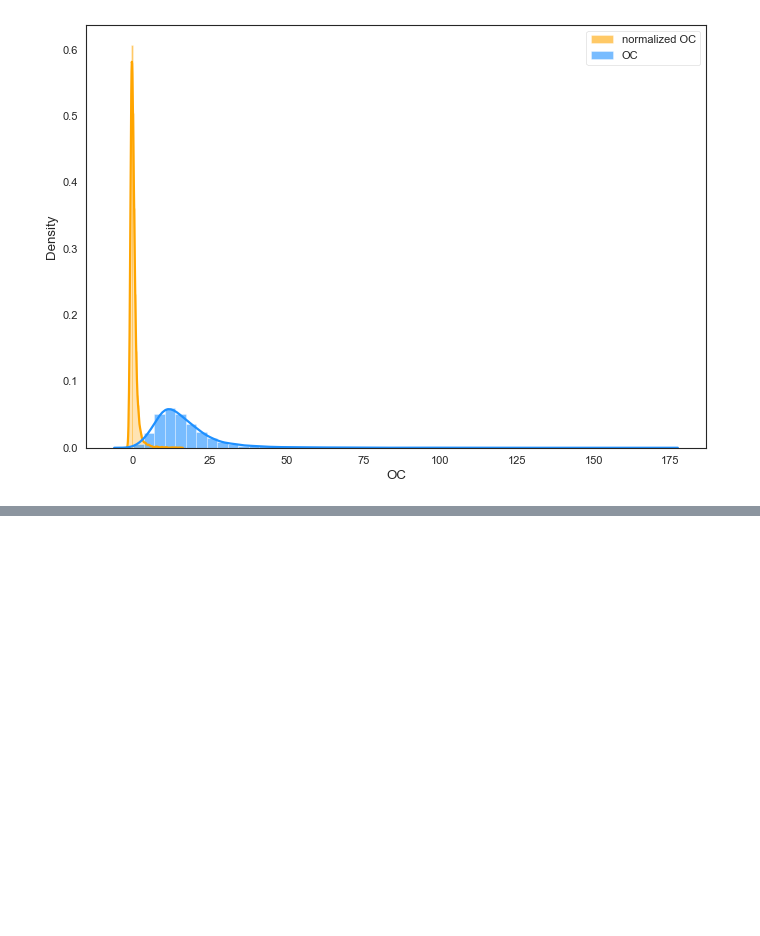
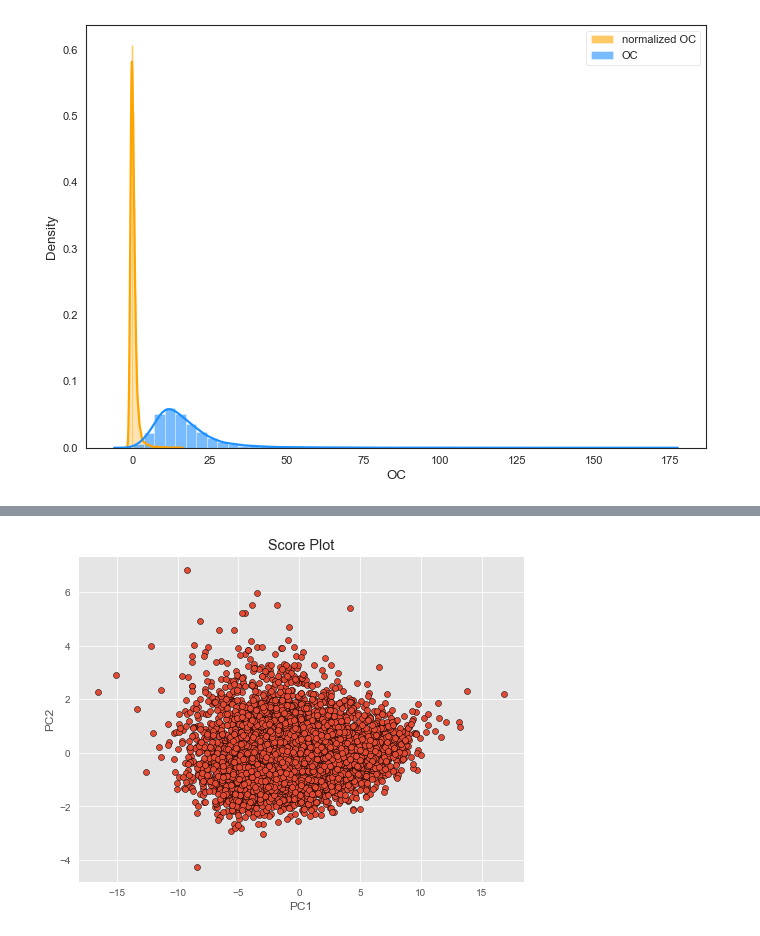
Before and after one commit to saberioon/WORLDSOILS, a Jupyter notebook: src/test_data.ipynb, the cells around one changed output, grey strips where cells are left out. Saved outputs shown, nothing was run; the diff lists cells and outputs as text; code cells hidden in the pictures; blank space fills up the shorter version.

```diff
--- a/src/test_data.ipynb
+++ b/src/test_data.ipynb
@@ -146,0 +168,23 @@ RobustScaler Data =  [-0.28  0.25 -0.04 ... -1.12 -0.54 -0.31]
+# %%
+import matplotlib.pyplot as plt
+from sklearn.decomposition import PCA
+from sklearn.preprocessing import StandardScaler
+
+
+
+# Define the PCA object  -1
+pca = PCA()
+
+# Run PCA on scaled data and obtain the scores array  -2
+T = pca.fit_transform(StandardScaler().fit_transform(df.iloc[:,6:].values))
+
+# Score plot of the first 2 PC
+fig = plt.figure(figsize=(8,6))
+with plt.style.context(('ggplot')):
+    plt.scatter(T[:, 0], T[:, 1], edgecolors='k', cmap='jet')
+    plt.xlabel('PC1')
+    plt.ylabel('PC2')
+    plt.title('Score Plot')
+plt.show()
+# %% [output]
+[figure, added]
```
Also changed, not shown: parts of 12 cells of this notebook, 11 other files.
